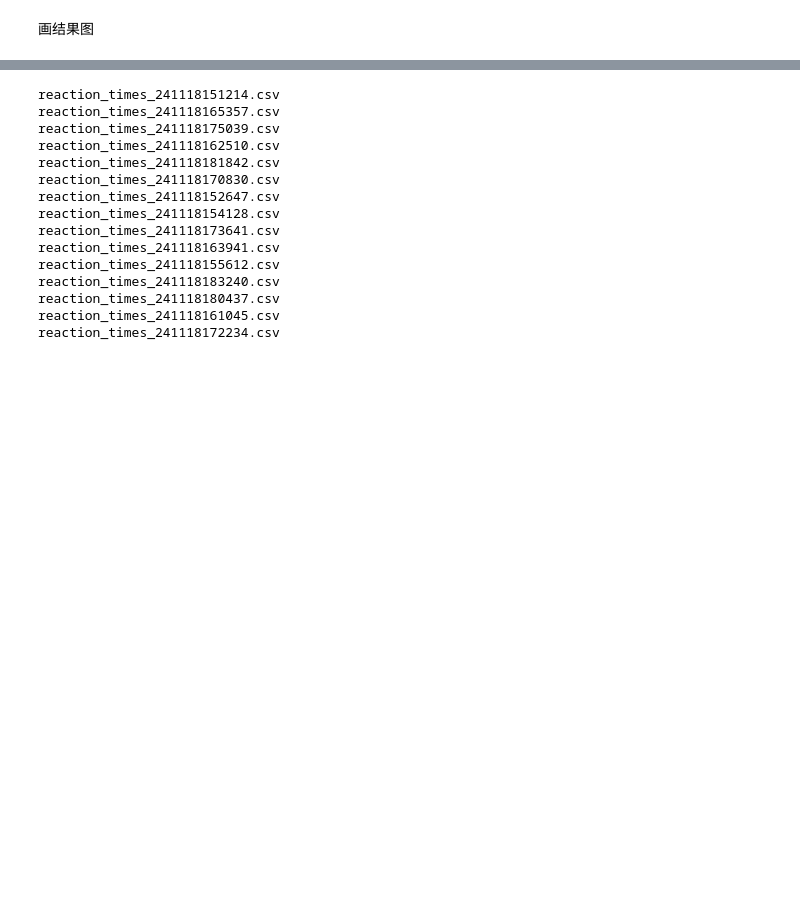
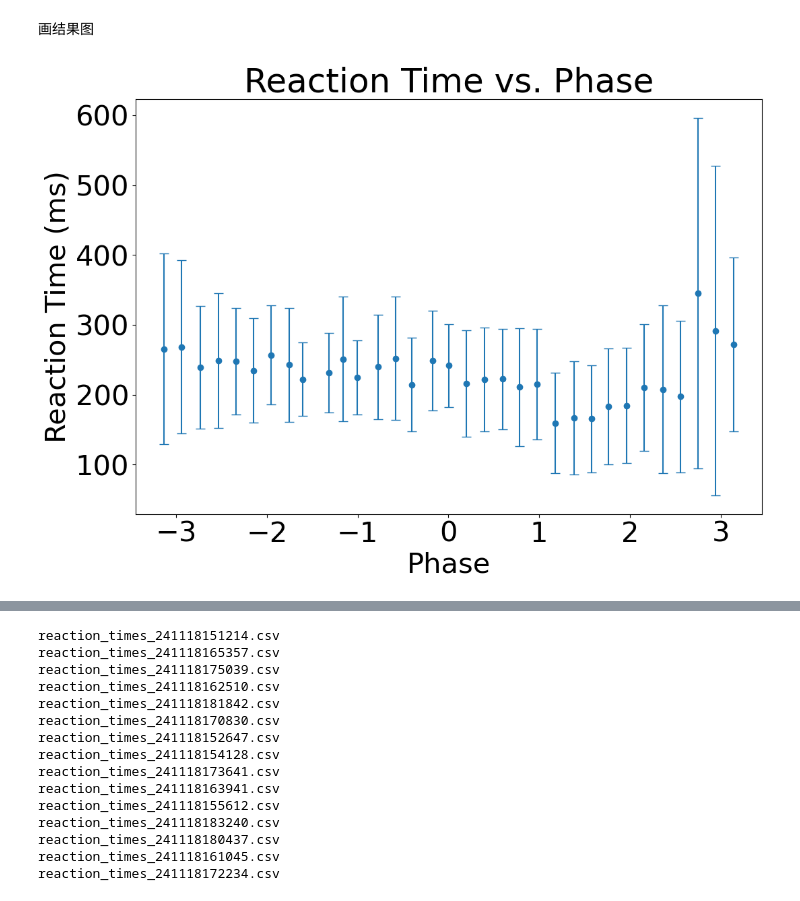
Before and after one commit to LiBinUtokyo/LowRank_ModifiedTheta_SNN, a Jupyter notebook: PYTHON/phase_sensitivity.ipynb, the cells around one changed output, grey strips where cells are left out. Cells and saved outputs as stored; diff of their text form; code cells hidden in the pictures; blank space fills up the shorter version.

```diff
--- a/PYTHON/phase_sensitivity.ipynb
+++ b/PYTHON/phase_sensitivity.ipynb
@@ -21,6 +27,6 @@ plt.rcParams.update({'font.size': 30})
 # %%
 # Read the configuration file
-config = load_config_yaml('config_test_phase_sensitivity.yaml')
+config = load_config_yaml('./configures/config_test_phase_sensitivity.yaml')
 # config = load_config_yaml('confi_gamma_os_bias_only.yaml')
 # config = load_config_yaml('config_test.yaml')
 
@@ -377,0 +431,20 @@ np.save(folder+'/phases_eff'+'.npy', phases_eff)
+# %%
+interval_rec = np.array(interval_rec)
+peak_rec = np.array(peak_rec)
+phases_eff_rec = np.array(phases_eff_rec)
+
+# calculate the mean and std of the reaction time for different phases
+mean_interval = np.mean(interval_rec, axis=0)
+std_interval = np.std(interval_rec, axis=0)
+mean_peak = np.mean(peak_rec, axis=0)
+std_peak = np.std(peak_rec, axis=0)
+# %%
+# plot the mean and std of reaction time for different phases
+plt.figure(figsize=(12, 8))
+plt.errorbar(phases_eff, mean_interval, yerr=std_interval, fmt='o', capsize=5)
+plt.xlabel('Phase')
+plt.ylabel('Reaction Time (ms)')
+plt.title('Reaction Time vs. Phase')
+plt.show()
+# %% [output]
+[figure, added]
```
Also changed, not shown: parts of 6 cells of this notebook, 2 other files.
